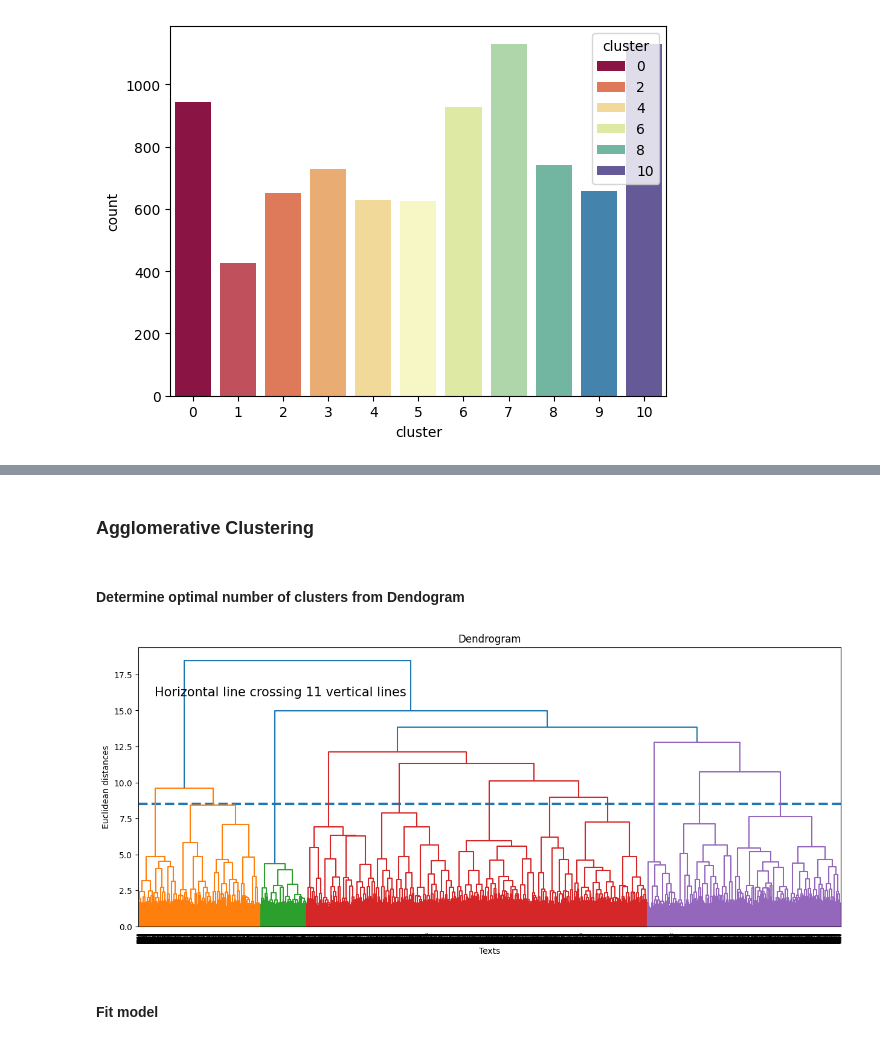
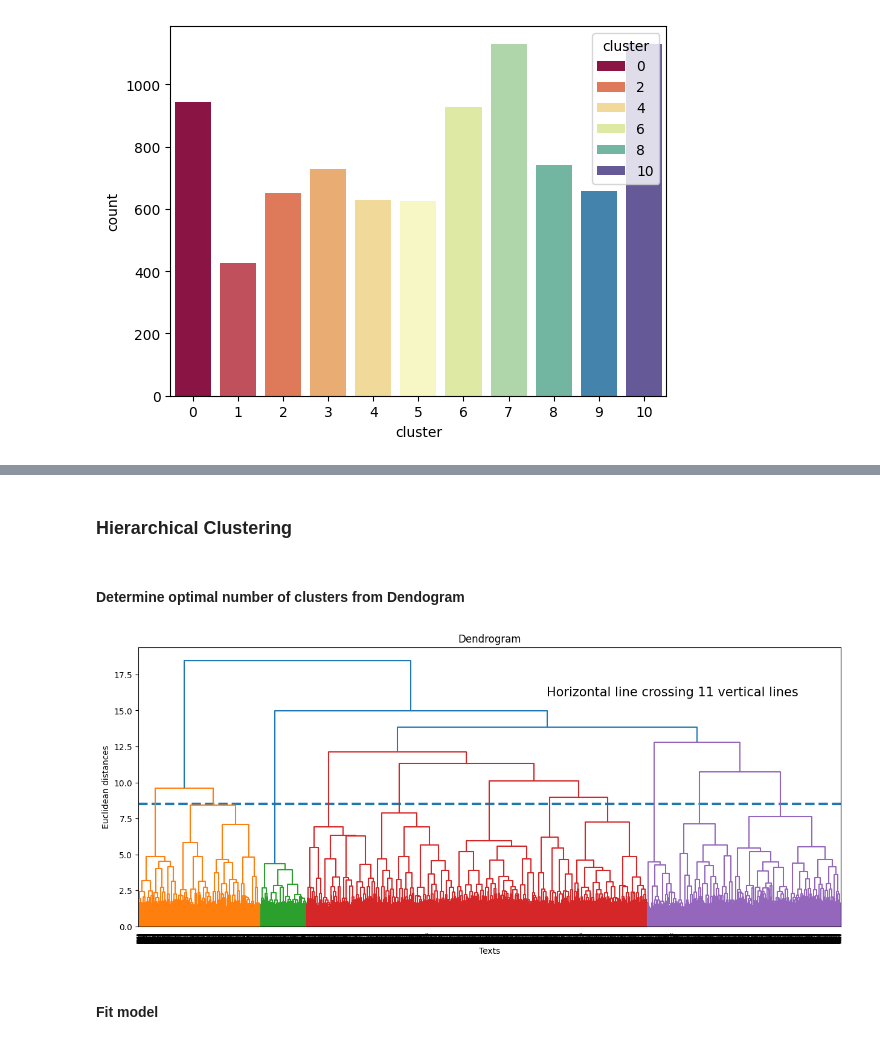
Before and after one commit to nadpierre/wiki-nlp-project, a Jupyter notebook: nlp_project.ipynb, the cells around one changed output, grey strips where cells are left out. Cells and saved outputs as stored; diff of their text form; code cells hidden in the pictures.

```diff
--- a/nlp_project.ipynb
+++ b/nlp_project.ipynb
@@ -546,18 +544,18 @@ plt.show()
 # %% [markdown]
-### Agglomerative Clustering
+### Hierarchical Clustering
 # %% [markdown]
 #### Determine optimal number of clusters from Dendogram
 # %%
 plt.figure(figsize=(15,6))
 plt.title('Dendrogram')
 plt.xlabel('Texts')
 plt.ylabel('Euclidean distances')
 plt.hlines(y=8.5, xmin=0, xmax=100000, lw=3, linestyles='--')
-plt.text(x=2000, y=16, s='Horizontal line crossing 11 vertical lines',fontsize=15)
+plt.text(x=50000, y=16, s='Horizontal line crossing 11 vertical lines',fontsize=15)
 dendrogram = sch.dendrogram(sch.linkage(mini_emb, method = 'ward'))
 plt.show()
 # %% [output]
-[figure, old version]
+[figure, new version]
 # %% [markdown]
 #### Fit model
 # %%
```
Also changed, not shown: parts of 31 cells of this notebook, 2 other files.
